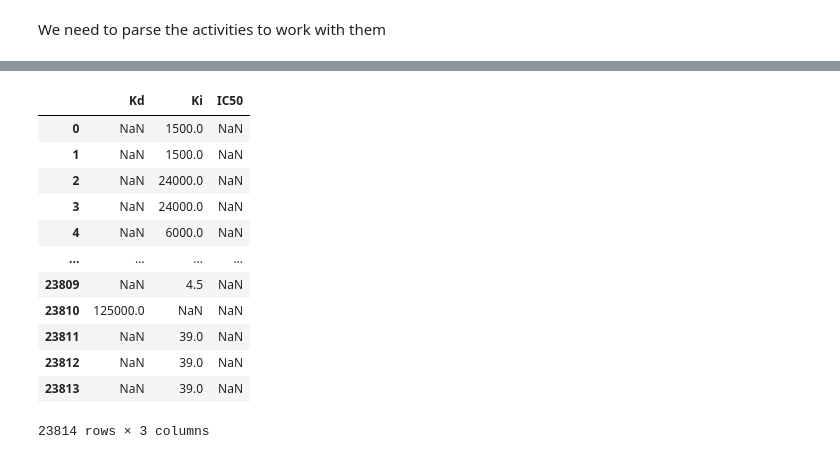
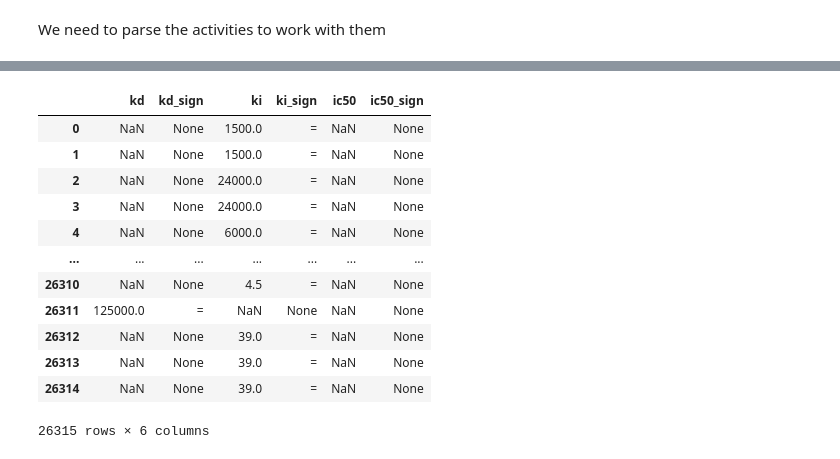
Before and after one commit to optic-inc/plumber, a Jupyter notebook: notebooks/03_biolip.ipynb, the cells around one changed output, grey strips where cells are left out. Drawn from its saved outputs; the diff is of its cells as text; code cells hidden in the pictures.

```diff
--- a/notebooks/03_biolip.ipynb
+++ b/notebooks/03_biolip.ipynb
@@ -120,9 +119,8 @@ biolip
 # %%
-lit = ~biolip['activity_lit'].isna()
 moad = ~biolip['activity_bmoad'].isna()
 pdbbind = ~biolip['activity_pdbbind'].isna()
 bdb = ~biolip['activity_bdb'].isna()
-has_activity = lit | moad | pdbbind | bdb
+has_activity =  moad | pdbbind | bdb
 # %%
 biolip = biolip[has_activity]
 biolip
@@ -199,10 +208,9 @@ def parse_value(line):
 # %%
 biolip['activity_pdbbind_parsed'] = biolip['activity_pdbbind'].map(parse_value)
 biolip['activity_bmoad_parsed'] = biolip['activity_bmoad'].map(parse_value)
-biolip['activity_lit_parsed'] = biolip['activity_lit'].map(parse_value)
 # %%
 biolip = biolip.dropna(
-    subset=['activity_pdbbind_parsed', 'activity_bmoad_parsed', 'activity_lit_parsed'],
+    subset=['activity_pdbbind_parsed', 'activity_bmoad_parsed'],
     how='all'
 ).reset_index(drop=True)
 biolip
@@ -224,19 +232,28 @@ biolip
 def get_activity(row):
     if row['activity_pdbbind_parsed'] is not None:
         return row['activity_pdbbind_parsed']
-    if row['activity_bmoad_parsed'] is not None:
-        return row['activity_bmoad_parsed']
-    return row['activity_lit_parsed']
+    return row['activity_bmoad_parsed']
 
 def unfold_activities(value):
     # Return (Kd, Ki, IC50)
-    measure, activity = value
+    measure, activity, sign = value
+    ki = None
+    ki_sign = None
+    kd = None
+    kd_sign = None
+    ic50 = None
+    ic50_sign = None
+
     if measure == 'Kd':
-        return (activity, None, None)
+        kd = activity
+        kd_sign = sign
     if measure == 'Ki':
-        return (None, activity, None)
+        ki = activity
+        ki_sign = sign
     if measure == 'IC50':
-        return (None, None, activity)
+        ic50 = activity
+        ic50_sign = sign
+    return (kd, kd_sign, ki, ki_sign, ic50, ic50_sign)
 # %%
 single_activity = biolip.apply(get_activity, axis=1)
 single_activity
@@ -256,21 +273,21 @@ Length: 23814, dtype: object
 # %%
 unfolded_activities = single_activity.apply(unfold_activities)
-unfolded_activities = pd.DataFrame(unfolded_activities.to_list(), columns=['Kd', 'Ki', 'IC50'])
+unfolded_activities = pd.DataFrame(unfolded_activities.to_list(), columns=['kd', 'kd_sign', 'ki', 'ki_sign', 'ic50', 'ic50_sign'])
 unfolded_activities
 # %% [output]
-|  | Kd | Ki | IC50 |
-| 0 | NaN | 1500.0 | NaN |
-| 1 | NaN | 1500.0 | NaN |
-| 2 | NaN | 24000.0 | NaN |
-| 3 | NaN | 24000.0 | NaN |
-| 4 | NaN | 6000.0 | NaN |
-| ... | ... | ... | ... |
-| 23809 | NaN | 4.5 | NaN |
-| 23810 | 125000.0 | NaN | NaN |
-| 23811 | NaN | 39.0 | NaN |
-| 23812 | NaN | 39.0 | NaN |
-| 23813 | NaN | 39.0 | NaN |
+|  | kd | kd_sign | ki | ki_sign | ic50 | ic50_sign |
+| 0 | NaN | None | 1500.0 | = | NaN | None |
+| 1 | NaN | None | 1500.0 | = | NaN | None |
+| 2 | NaN | None | 24000.0 | = | NaN | None |
+| 3 | NaN | None | 24000.0 | = | NaN | None |
+| 4 | NaN | None | 6000.0 | = | NaN | None |
+| ... | ... | ... | ... | ... | ... | ... |
+| 26310 | NaN | None | 4.5 | = | NaN | None |
+| 26311 | 125000.0 | = | NaN | None | NaN | None |
+| 26312 | NaN | None | 39.0 | = | NaN | None |
+| 26313 | NaN | None | 39.0 | = | NaN | None |
+| 26314 | NaN | None | 39.0 | = | NaN | None |
-23814 rows × 3 columns
+26315 rows × 6 columns
 # %%
 biolip = pd.DataFrame({
     'smiles': biolip['smiles'],
```
Also changed, not shown: parts of 12 cells of this notebook.
